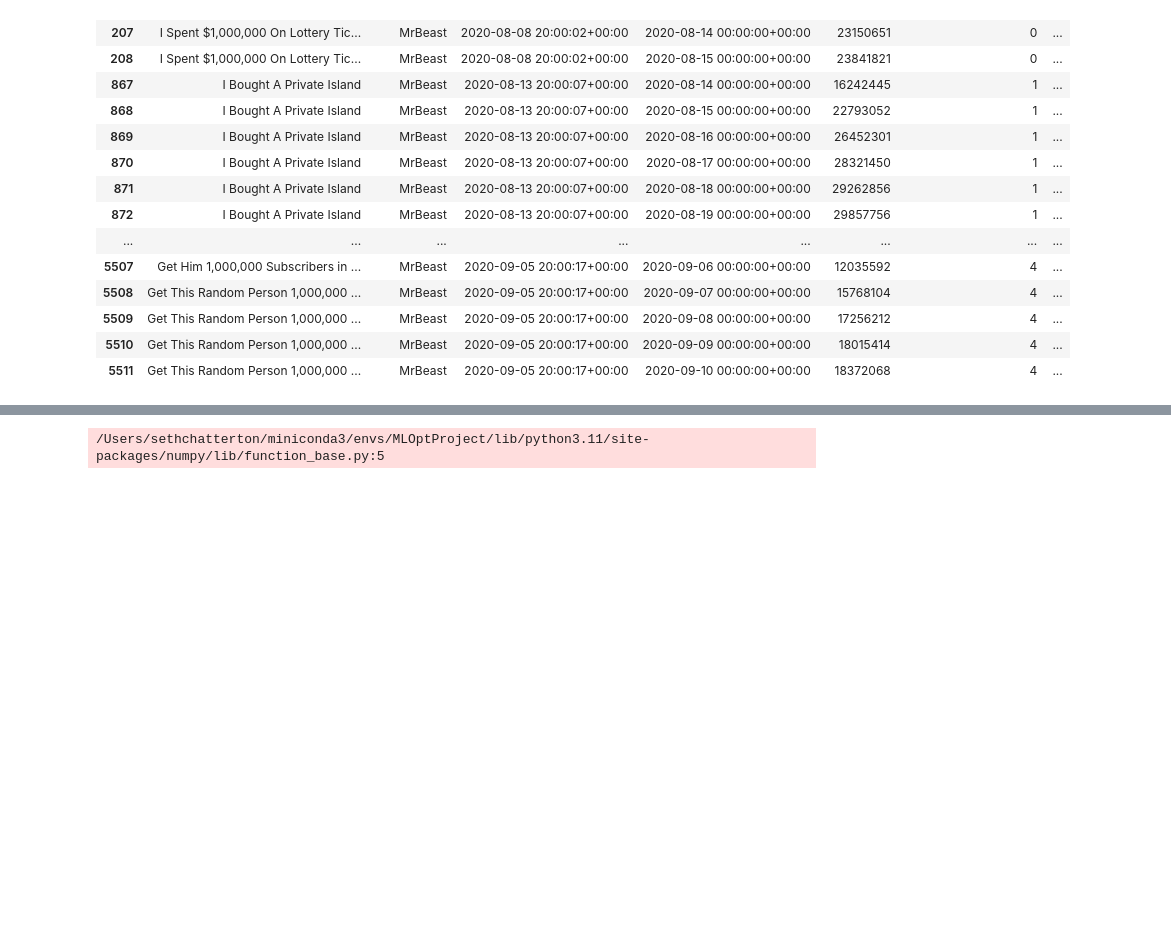
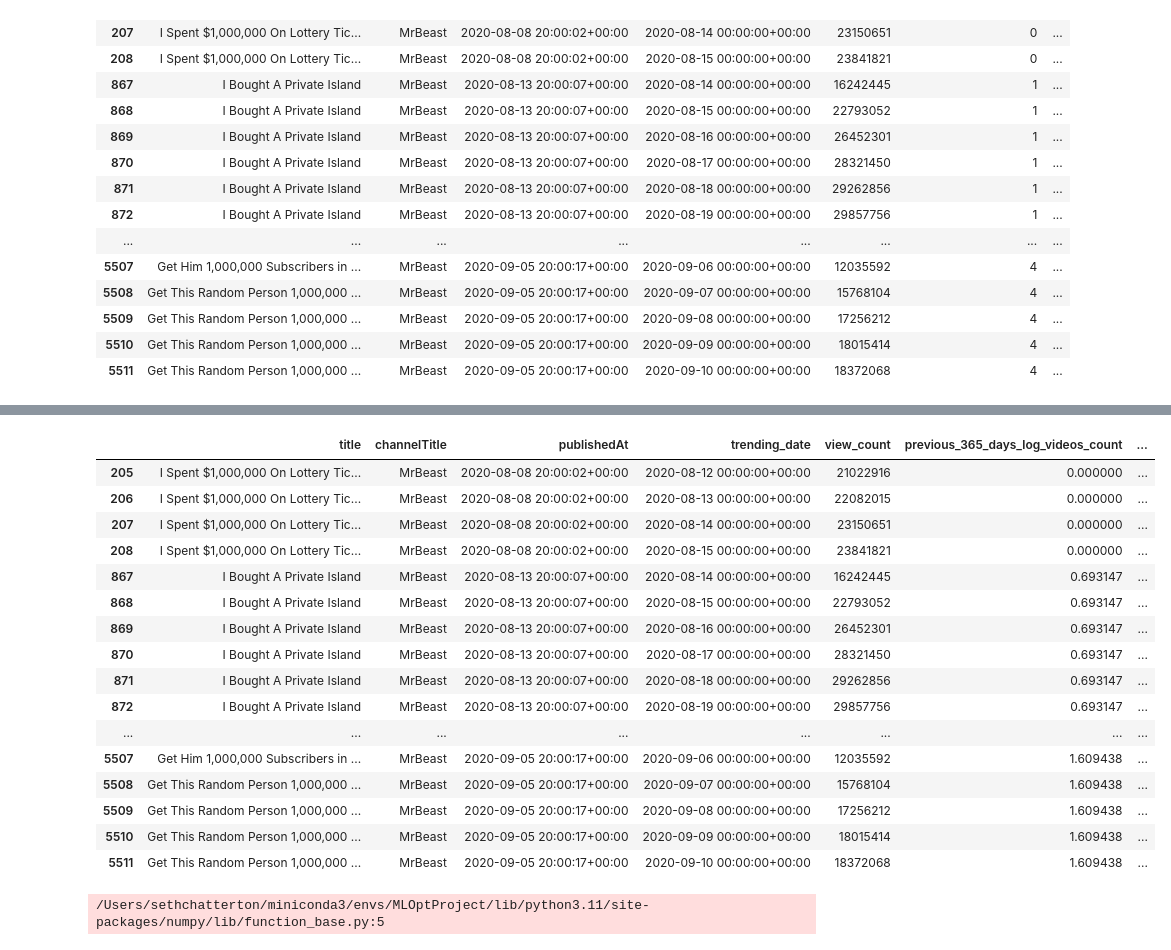
Before and after one commit to nantoniou/youtube-views-predictor, a Jupyter notebook: notebooks/time_and_previous_video_features.ipynb, the cells around one changed output, grey strips where cells are left out. Saved outputs shown, nothing was run; the diff lists cells and outputs as text; code cells hidden in the pictures; blank space fills up the shorter version.

Commit message:
Add remaining thumbnail columns, log previous vid columns

```diff
--- a/notebooks/time_and_previous_video_features.ipynb
+++ b/notebooks/time_and_previous_video_features.ipynb
@@ -448,3 +554,24 @@ See the caveats in the documentation: https://pandas.pydata.org/pandas-docs/stab
+# %%
+cols = ['title','channelTitle', 'publishedAt','trending_date', 'view_count','previous_365_days_log_videos_count', 'previous_365_days_log_avg_views', 'likes', 'previous_365_days_log_avg_likes', 'last_video_log_likes','last_video_likes','previous_365_days_avg_days_on_trending','comment_count', 'last_video_comment_count']
+new_us_df[cols].head(30)
+# %% [output]
+|  | title | channelTitle | publishedAt | trending_date | view_count | previous_365_days_log_videos_count | ... |
+| 205 | I Spent $1,000,000 On Lottery Tic... | MrBeast | 2020-08-08 20:00:02+00:00 | 2020-08-12 00:00:00+00:00 | 21022916 | 0.000000 | ... |
+| 206 | I Spent $1,000,000 On Lottery Tic... | MrBeast | 2020-08-08 20:00:02+00:00 | 2020-08-13 00:00:00+00:00 | 22082015 | 0.000000 | ... |
+| 207 | I Spent $1,000,000 On Lottery Tic... | MrBeast | 2020-08-08 20:00:02+00:00 | 2020-08-14 00:00:00+00:00 | 23150651 | 0.000000 | ... |
+| 208 | I Spent $1,000,000 On Lottery Tic... | MrBeast | 2020-08-08 20:00:02+00:00 | 2020-08-15 00:00:00+00:00 | 23841821 | 0.000000 | ... |
+| 867 | I Bought A Private Island | MrBeast | 2020-08-13 20:00:07+00:00 | 2020-08-14 00:00:00+00:00 | 16242445 | 0.693147 | ... |
+| 868 | I Bought A Private Island | MrBeast | 2020-08-13 20:00:07+00:00 | 2020-08-15 00:00:00+00:00 | 22793052 | 0.693147 | ... |
+| 869 | I Bought A Private Island | MrBeast | 2020-08-13 20:00:07+00:00 | 2020-08-16 00:00:00+00:00 | 26452301 | 0.693147 | ... |
+| 870 | I Bought A Private Island | MrBeast | 2020-08-13 20:00:07+00:00 | 2020-08-17 00:00:00+00:00 | 28321450 | 0.693147 | ... |
+| 871 | I Bought A Private Island | MrBeast | 2020-08-13 20:00:07+00:00 | 2020-08-18 00:00:00+00:00 | 29262856 | 0.693147 | ... |
+| 872 | I Bought A Private Island | MrBeast | 2020-08-13 20:00:07+00:00 | 2020-08-19 00:00:00+00:00 | 29857756 | 0.693147 | ... |
+| ... | ... | ... | ... | ... | ... | ... | ... |
+| 5507 | Get Him 1,000,000 Subscribers in ... | MrBeast | 2020-09-05 20:00:17+00:00 | 2020-09-06 00:00:00+00:00 | 12035592 | 1.609438 | ... |
+| 5508 | Get This Random Person 1,000,000 ... | MrBeast | 2020-09-05 20:00:17+00:00 | 2020-09-07 00:00:00+00:00 | 15768104 | 1.609438 | ... |
+| 5509 | Get This Random Person 1,000,000 ... | MrBeast | 2020-09-05 20:00:17+00:00 | 2020-09-08 00:00:00+00:00 | 17256212 | 1.609438 | ... |
+| 5510 | Get This Random Person 1,000,000 ... | MrBeast | 2020-09-05 20:00:17+00:00 | 2020-09-09 00:00:00+00:00 | 18015414 | 1.609438 | ... |
+| 5511 | Get This Random Person 1,000,000 ... | MrBeast | 2020-09-05 20:00:17+00:00 | 2020-09-10 00:00:00+00:00 | 18372068 | 1.609438 | ... |
 # %%
 #takes a few minutes
 #us_df = calculate_channel_statistics(us_df)
```
Also changed, not shown: parts of 5 cells of this notebook, 3 other files.
